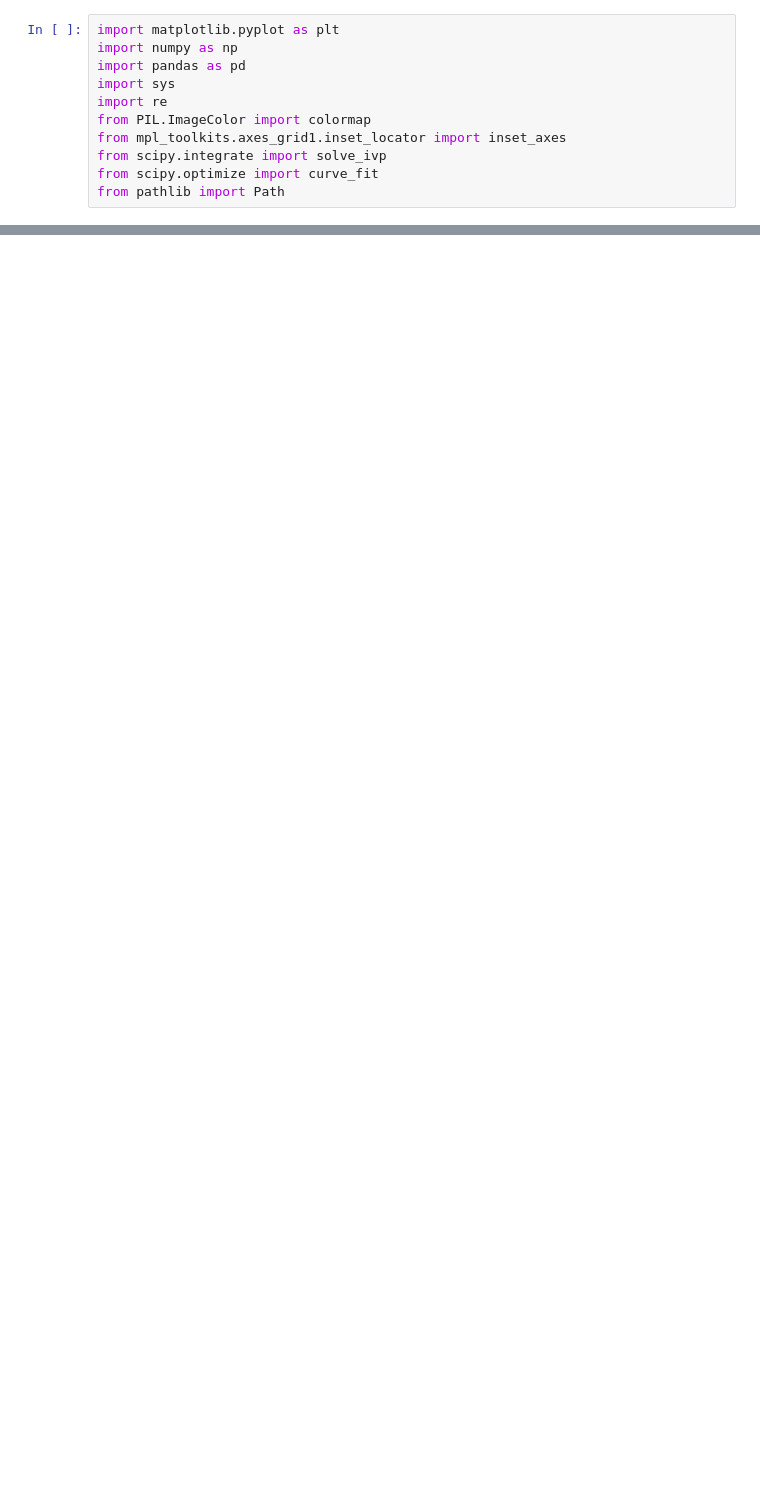
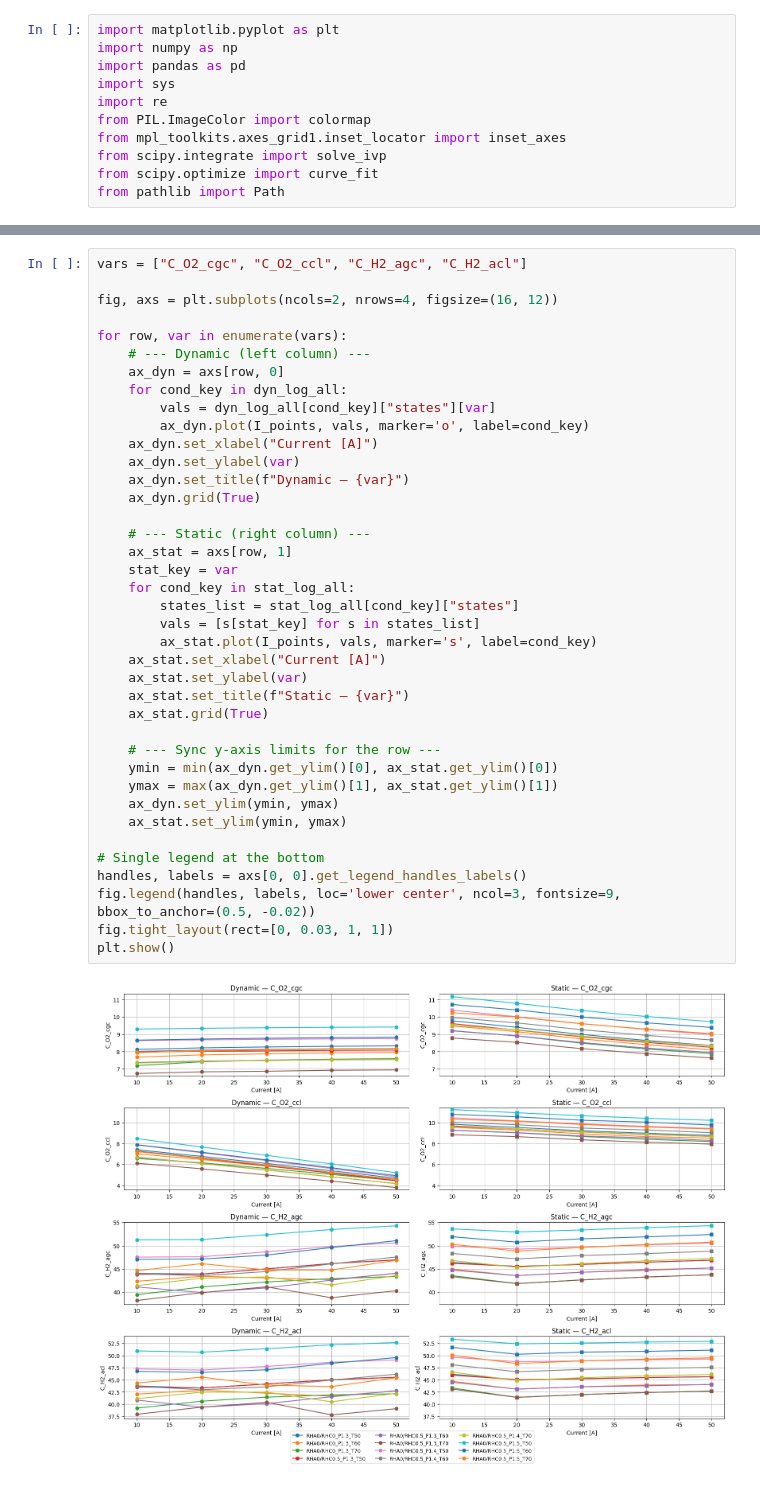
Before and after one commit to YuKwanH/DS-AlphaPEM, a Jupyter notebook: simulation/model/comparison/variables.ipynb, the cells around one changed output, grey strips where cells are left out. Cells and saved outputs as stored; diff of their text form; blank space fills up the shorter version.

```diff
--- a/simulation/model/comparison/variables.ipynb
+++ b/simulation/model/comparison/variables.ipynb
@@ -142,0 +151,41 @@ plt.show()
+# %%
+vars = ["C_O2_cgc", "C_O2_ccl", "C_H2_agc", "C_H2_acl"]
+
+fig, axs = plt.subplots(ncols=2, nrows=4, figsize=(16, 12))
+
+for row, var in enumerate(vars):
+    # --- Dynamic (left column) ---
+    ax_dyn = axs[row, 0]
+    for cond_key in dyn_log_all:
+        vals = dyn_log_all[cond_key]["states"][var]
+        ax_dyn.plot(I_points, vals, marker='o', label=cond_key)
+    ax_dyn.set_xlabel("Current [A]")
+    ax_dyn.set_ylabel(var)
+    ax_dyn.set_title(f"Dynamic — {var}")
+    ax_dyn.grid(True)
+
+    # --- Static (right column) ---
+    ax_stat = axs[row, 1]
+    stat_key = var
+    for cond_key in stat_log_all:
+        states_list = stat_log_all[cond_key]["states"]
+        vals = [s[stat_key] for s in states_list]
+        ax_stat.plot(I_points, vals, marker='s', label=cond_key)
+    ax_stat.set_xlabel("Current [A]")
+    ax_stat.set_ylabel(var)
+    ax_stat.set_title(f"Static — {var}")
+    ax_stat.grid(True)
+
+    # --- Sync y-axis limits for the row ---
+    ymin = min(ax_dyn.get_ylim()[0], ax_stat.get_ylim()[0])
+    ymax = max(ax_dyn.get_ylim()[1], ax_stat.get_ylim()[1])
+    ax_dyn.set_ylim(ymin, ymax)
+    ax_stat.set_ylim(ymin, ymax)
+
+# Single legend at the bottom
+handles, labels = axs[0, 0].get_legend_handles_labels()
+fig.legend(handles, labels, loc='lower center', ncol=3, fontsize=9, bbox_to_anchor=(0.5, -0.02))
+fig.tight_layout(rect=[0, 0.03, 1, 1])
+plt.show()
+# %% [output]
+[figure, added]
```
Also changed, not shown: parts of 6 cells of this notebook, 3 other files.
